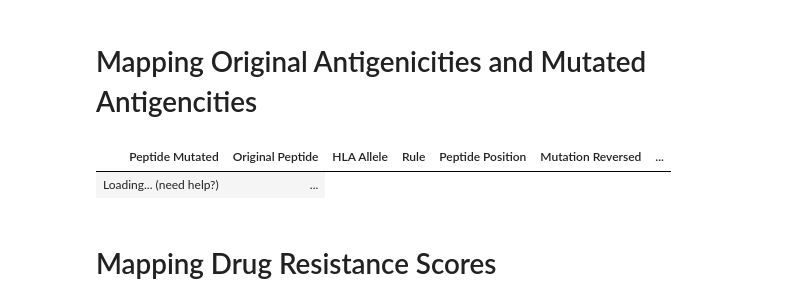
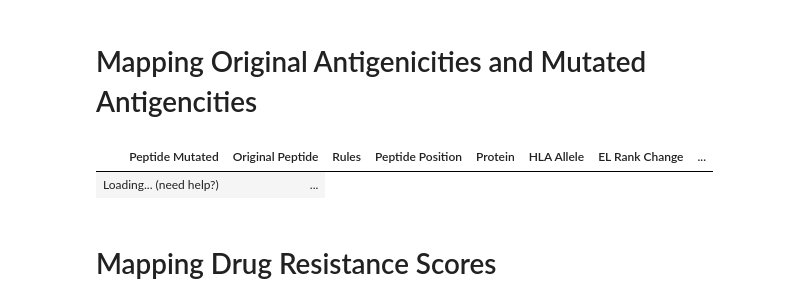
Before and after one commit to RealYHD/BCB430, a Jupyter notebook: Effects of DRM Mutations on Epitope Antigenicity.ipynb, the cells around one changed output. Drawn from its saved outputs; the diff is of its cells as text; code cells hidden in the pictures.

```diff
--- a/Effects of DRM Mutations on Epitope Antigenicity.ipynb
+++ b/Effects of DRM Mutations on Epitope Antigenicity.ipynb
@@ -127,14 +140,14 @@ epitope_drug_target_proteins = {
     "Integrase": "Integrase",
     "p24": "Capsid",
     "Protease": "Protease",
-    "RT": "RT"
+    "RT": "RT",
 }
 protein_epitopes = {}
 
 for epitope_protein in epitope_proteins:
     epitopes = pd.read_csv(f"./Data/Human HIV CTL {epitope_protein} Epitopes.csv")
-    epitopes = epitopes.drop( # Removes large, un-needed columns
-        labels = [
+    epitopes = epitopes.drop(  # Removes large, un-needed columns
+        labels=[
             "Epitope name",
             "Author location",
             "Vaccine strain",
@@ -143,11 +156,11 @@ for epitope_protein in epitope_proteins:
             "Keywords",
             "Reference",
             "Patient HLA",
-            "Species" # We know all data sampled from Humans
+            "Species",  # We know all data sampled from Humans
         ],
-        axis="columns"
+        axis="columns",
     )
-    epitopes = epitopes.dropna(subset = ["Epitope"])
+    epitopes = epitopes.dropna(subset=["Epitope"])
     # epitopes["Epitope"] = epitopes["Epitope"].map() # Synthetic epitopes treated as normal epitopes.
     epitopes = epitopes.drop_duplicates(subset="Epitope")
     protein_epitopes[epitope_protein] = epitopes
@@ -332,0 +430,8 @@ generate_epitopes(original_epitope="DTGADDTVLEEMNLPGRW", epitope_bounds=(81, 98)
+# %%
+def select_junction(junction_peptide: str, bounds: tuple[int, int]):
+    peptides = junction_peptide.split("+")
+    for peptide in peptides:
+        if len(peptide) == bounds[1] - bounds[0] + 1:
+            return peptide
+
+select_junction("ABCDEF+DEF", (1, 6))
@@ -397,32 +531,37 @@ Skipping "Capsid".
 # %% [markdown]
 # Mapping Original Antigenicities and Mutated Antigencities
 # %%
-antigenicity_change_table = pd.merge(
+interpreted_antigenicity_table = pd.merge(
     left=antigenicity_table,
     right=unmutated_antigenicity_table,
+    how="left",
     left_on=["Original Peptide", "HLA Allele"],
     right_on=["Peptide", "HLA Allele"],
-    suffixes=[" Mutated", " Original"]
+    suffixes=[" Mutated", " Original"],
 )
-antigenicity_change_table = antigenicity_change_table.drop(
-    [
-        "Peptide Original"
-    ],
-    axis=1
+interpreted_antigenicity_table = interpreted_antigenicity_table.drop(
+    ["Peptide Original"], axis=1
 )
-antigenicity_change_table.insert(
+interpreted_antigenicity_table.insert(
     loc=6,
+    column="EL Rank Change",
+    value=interpreted_antigenicity_table[["EL_Rank Mutated", "EL_Rank Original"]].apply(
+        lambda v: float(v.iloc[1]) - float(v.iloc[0]), axis=1
+    ),
+)
+interpreted_antigenicity_table.insert(
+    loc=7,
     column="Binding Level Change",
-    value=antigenicity_change_table[["Binding Level Mutated", "Binding Level Original"]].apply(lambda v: "None" if v.iloc[0] == v.iloc[1] else f"{v.iloc[1]} to {v.iloc[0]}", axis=1)
+    value=interpreted_antigenicity_table[
+        ["Binding Level Mutated", "Binding Level Original"]
+    ].apply(
+        lambda v: "None" if v.iloc[0] == v.iloc[1] else f"{v.iloc[1]} to {v.iloc[0]}",
+        axis=1,
+    ),
 )
-antigenicity_change_table.insert(
-    loc=7,
-    column="EL Change",
-    value=antigenicity_change_table[["EL_Rank Mutated", "EL_Rank Original"]].apply(lambda v: float(v.iloc[1]) - float(v.iloc[0]), axis=1)
-)
-itable(antigenicity_change_table)
+itable(interpreted_antigenicity_table, maxBytes=0)
 # %% [output]
-| Peptide Mutated | Original Peptide | HLA Allele | Rule | Peptide Position | Mutation Reversed | ... |
+| Peptide Mutated | Original Peptide | Rules | Peptide Position | Protein | HLA Allele | EL Rank Change | ... |
 | Loading... (need help?) | ... |
 # %% [markdown]
 # Mapping Drug Resistance Scores
```
Also changed, not shown: parts of 14 cells of this notebook, 2 other files.
